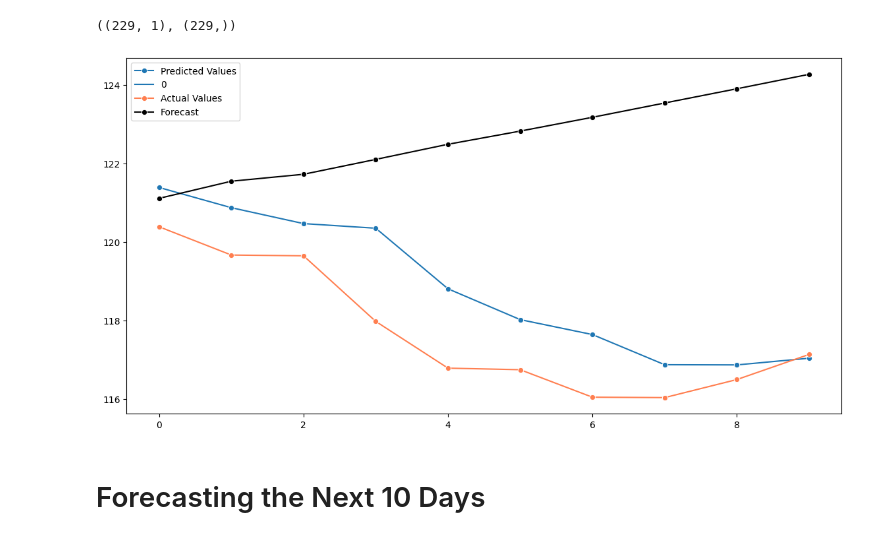
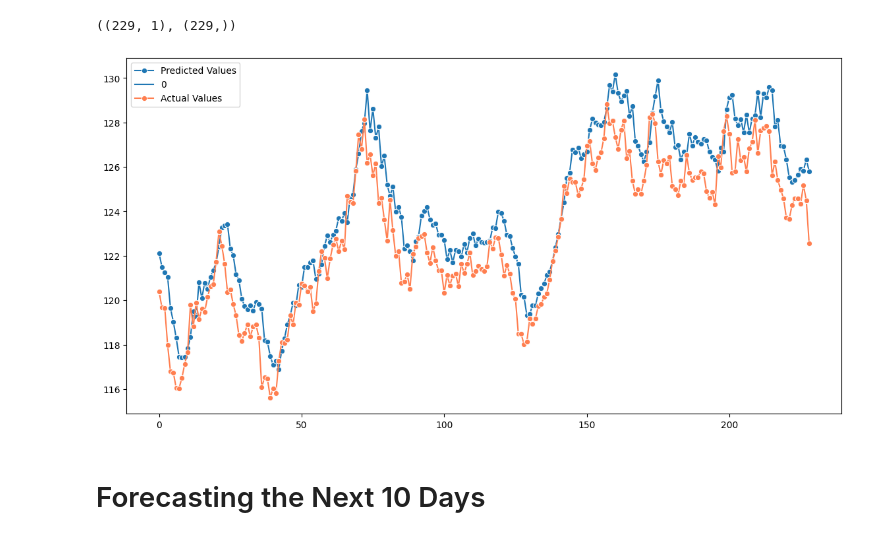
Before and after one commit to junaidulhassan/My-All-Kaggle-Jupyter-Notebooks, a Jupyter notebook: Gold Prices Forecasting using LSTMs/notebook.ipynb, the cells around one changed output. Saved outputs shown, nothing was run; the diff lists cells and outputs as text; code cells hidden in the pictures.

```diff
--- a/Gold Prices Forecasting using LSTMs/notebook.ipynb
+++ b/Gold Prices Forecasting using LSTMs/notebook.ipynb
@@ -348,13 +350,12 @@ y_pred.shape,y_test.shape
 ((229, 1), (229,))
 # %%
 plt.figure(figsize=(14,7))
-sns.lineplot(y_pred[0:10], label='Predicted Values', marker='o',color='royalblue')
-sns.lineplot(y_test[0:10], label='Actual Values',marker='o',color='coral')
-sns.lineplot(forecast_list,label='Forecast',marker='o',color='black')
+sns.lineplot(y_pred, label='Predicted Values', marker='o',color='royalblue')
+sns.lineplot(y_test, label='Actual Values',marker='o',color='coral')
 plt.legend()
 plt.show()
 # %% [output]
-[figure, old version]
+[figure, new version]
 # %% [markdown]
 # Forecasting the Next 10 Days
 # %%
```
Also changed, not shown: parts of 5 cells of this notebook.
